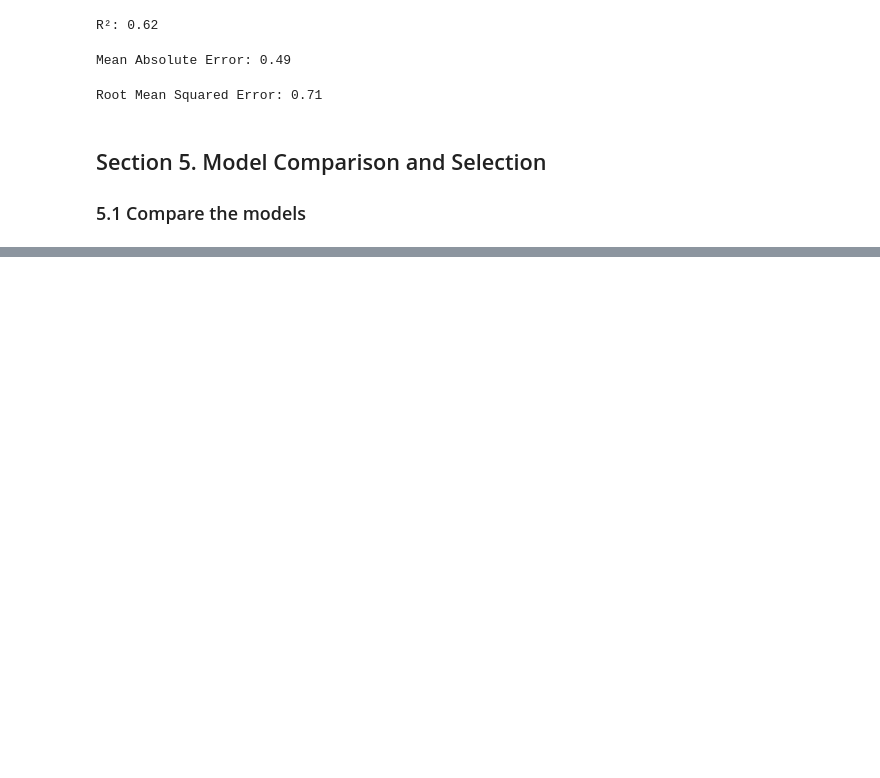
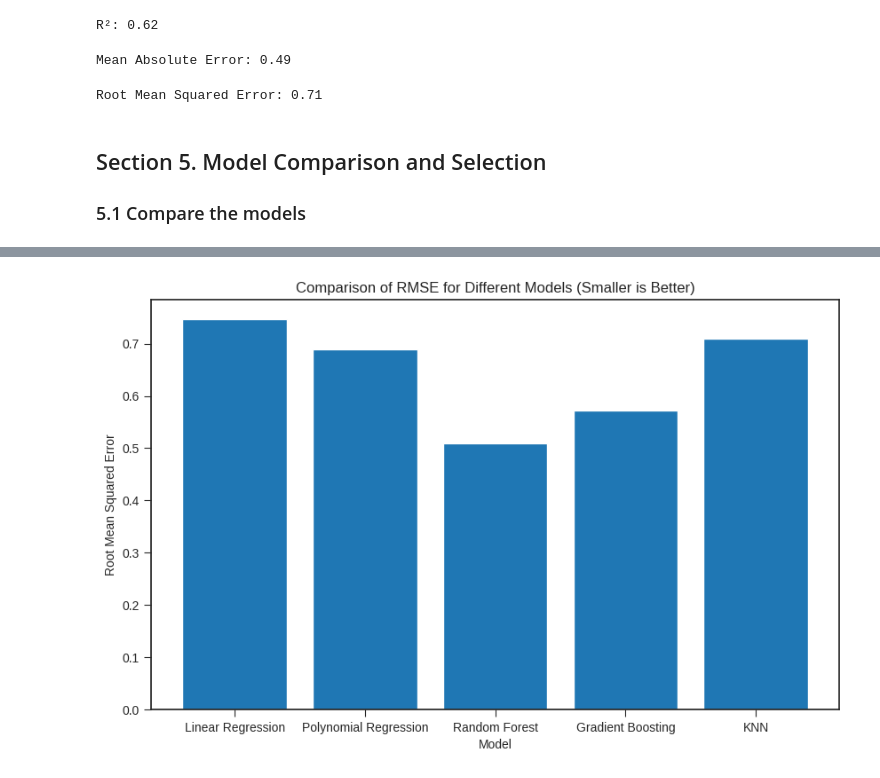
Before and after one commit to drpafowler/applied-ml-philip, a Jupyter notebook: lab01/ml01_philip_many.ipynb, the cells around one changed output, grey strips where cells are left out. Cells and saved outputs as stored; diff of their text form; code cells hidden in the pictures; blank space fills up the shorter version.

```diff
--- a/lab01/ml01_philip_many.ipynb
+++ b/lab01/ml01_philip_many.ipynb
@@ -609,0 +649,19 @@ Root Mean Squared Error: 0.71
+# %%
+# Create a dictionary with model names and their corresponding RMSE values
+rmse_scores = {
+    'Linear Regression': rmse_linear,
+    'Polynomial Regression': rmse_poly,
+    'Random Forest': rmse_rf,
+    'Gradient Boosting': rmse_gb,
+    'KNN': rmse_knn
+}
+
+# Create a bar plot to compare the RMSE values
+plt.figure(figsize=(10, 6))
+plt.bar(rmse_scores.keys(), rmse_scores.values())
+plt.xlabel('Model')
+plt.ylabel('Root Mean Squared Error')
+plt.title('Comparison of RMSE for Different Models (Smaller is Better)')
+plt.show()
+# %% [output]
+[figure, added]
```
Also changed, not shown: parts of 4 cells of this notebook.
